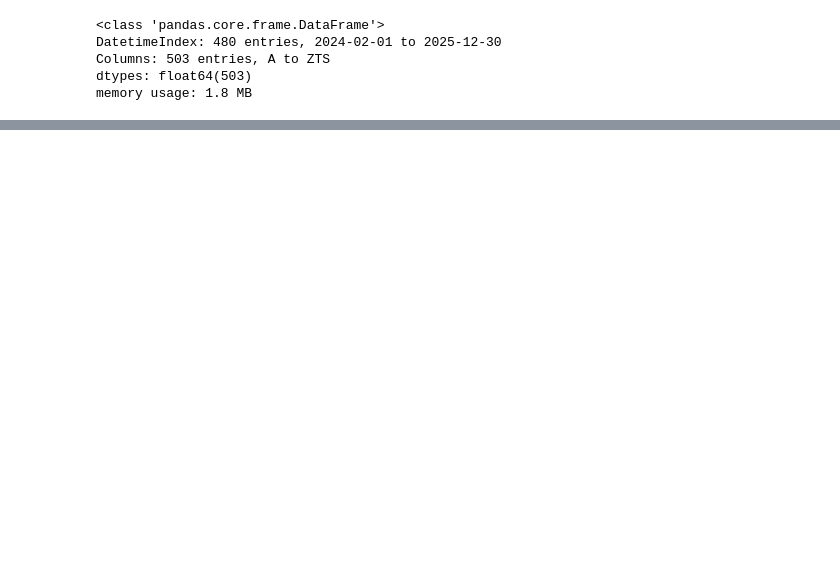
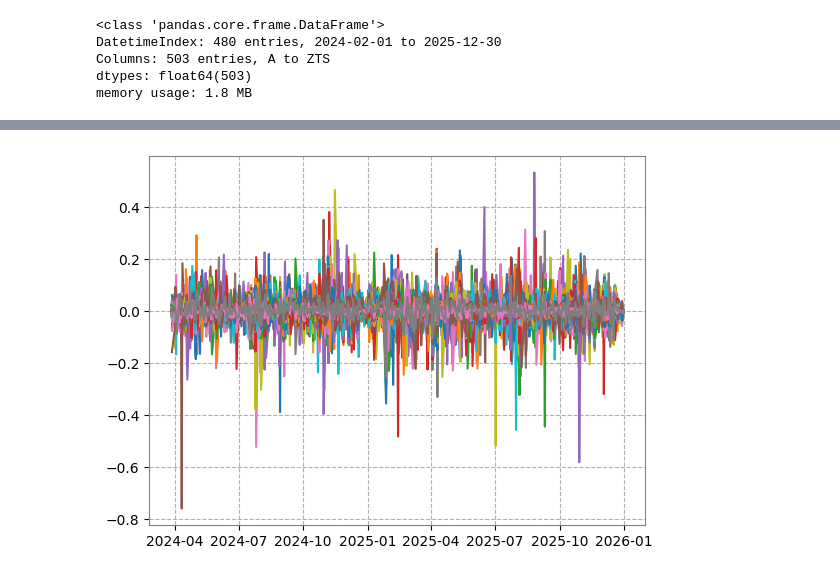
Before and after one commit to bynak06-cell/Finance-and-Technology, a Jupyter notebook: Tema_1_Activos_Intro/src/analisis-inicial-English.ipynb, the cells around one changed output, grey strips where cells are left out. Cells and saved outputs as stored; diff of their text form; code cells hidden in the pictures; blank space fills up the shorter version.

```diff
--- a/Tema_1_Activos_Intro/src/analisis-inicial-English.ipynb
+++ b/Tema_1_Activos_Intro/src/analisis-inicial-English.ipynb
@@ -1361,0 +1377,7 @@ msno.matrix(df)
+# %%
+ret = np.log(df).diff().dropna()
+# %%
+plt.plot(ret)
+plt.show()
+# %% [output]
+[figure, added]
```
Also changed, not shown: parts of 19 cells of this notebook.
